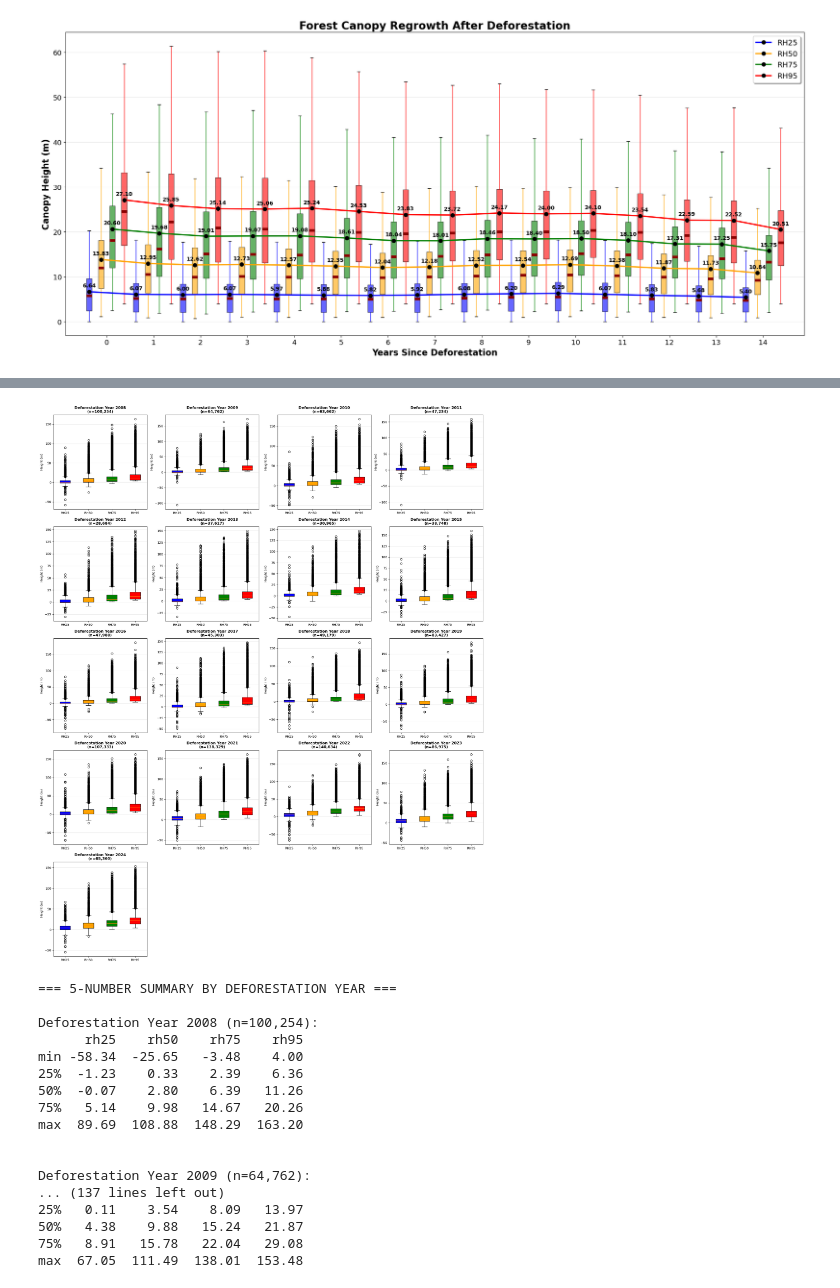
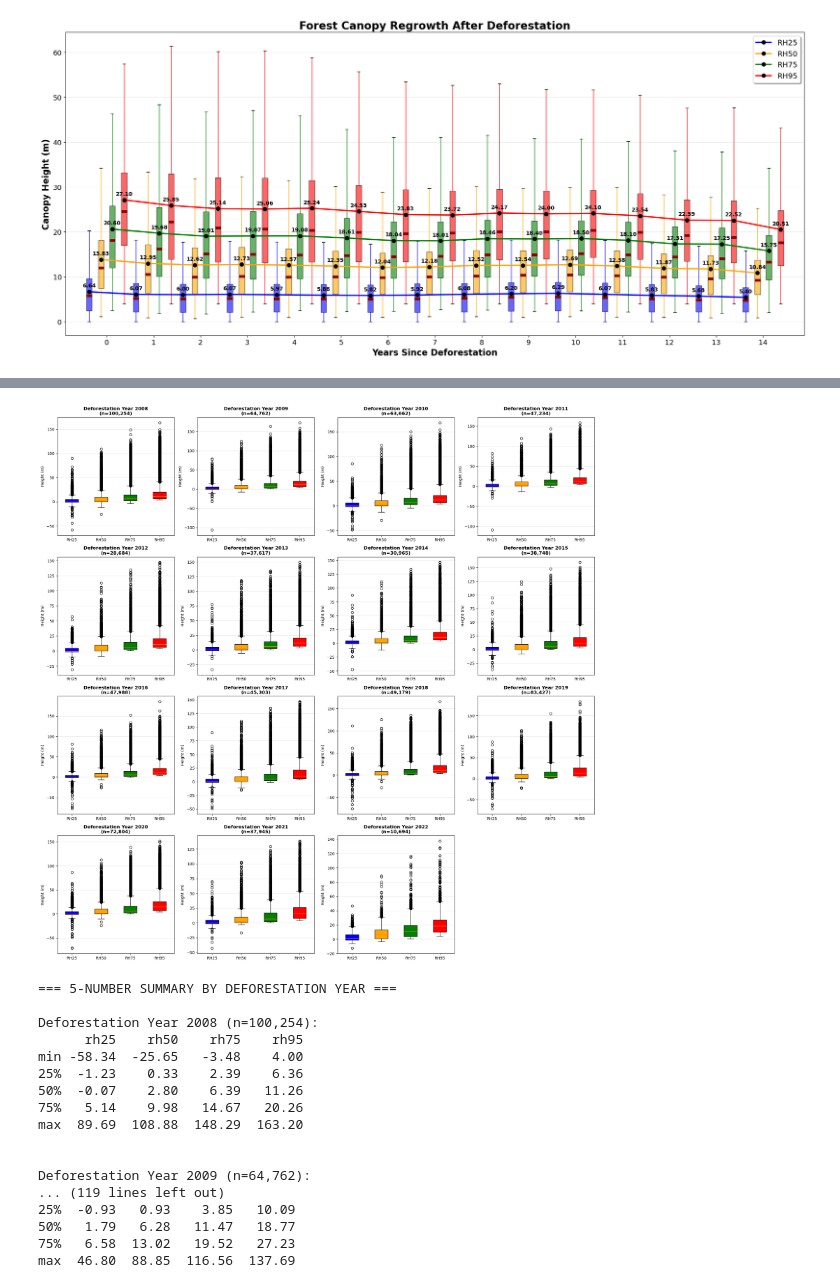
Before and after one commit to NaiaraSPinto/VegMapper, a Jupyter notebook: histogram_creation/new_hist_creation.ipynb, the cells around one changed output, grey strips where cells are left out. Drawn from its saved outputs; the diff is of its cells as text; code cells hidden in the pictures.

```diff
--- a/histogram_creation/new_hist_creation.ipynb
+++ b/histogram_creation/new_hist_creation.ipynb
@@ -255,8 +288,4 @@ max   -0.03  102.77  121.67  142.02
 # %%
-
-deforestation_data = df[df['land_class'].str.startswith('deforestation_', na=False)]
-deforestation_years = deforestation_data['land_class'].str.replace('deforestation_', '').astype(int)
-
 plt.hist(deforestation_years, bins=range(2007, 2026), edgecolor='black', alpha=0.7)
 plt.xlabel('Deforestation Year')
 plt.ylabel('Number of GEDI Observations')
@@ -297,14 +304,13 @@ Total rows after removing negative RH values:  364146
 # %%
 # Show all charts combined with boxplots side by side
 fig, ax = plt.subplots(figsize=(20, 9))
-years_list = sorted(deforestation_df['years_since_deforestation'].unique())
-
+years_list = sorted(pos_rh_deforestation_data['years_since_deforestation'].unique())
 
 width = 0.15
 offsets = [-2.5*width, -0.8*width, 0.8*width, 2.5*width]
 
 for i, (metric, color, label, offset) in enumerate(zip(metrics, colors, ['RH25', 'RH50', 'RH75', 'RH95'], offsets)):
-    data_by_year = [deforestation_df[deforestation_df['years_since_deforestation'] == year][metric].dropna()
+    data_by_year = [pos_rh_deforestation_data[pos_rh_deforestation_data['years_since_deforestation'] == year][metric].dropna()
                     for year in years_list]
 
     # Position boxplots with offset
@@ -318,7 +324,7 @@ for i, (metric, color, label, offset) in enumerate(zip(metrics, colors, ['RH25',
                     showfliers=False)
 
     # Overlay line connecting means
-    means = regrowth_stats[metric]['mean']
+    means = regrowth_stats[metric]
     ax.plot(positions, means, marker='o', color=color, markerfacecolor='black', markeredgecolor='black',
             linewidth=2.5, markersize=7, zorder=3, label=label)
 
@@ -342,11 +400,6 @@ plt.show()
 # %%
 # Bar charts for each deforestation year showing all 4 rh metrics
-
-deforestation_df = df[df['land_class'].str.startswith('deforestation_')].copy()
-deforestation_df['deforestation_year'] = deforestation_df['land_class'].str.replace('deforestation_','').astype(int)
-
-years = sorted(deforestation_df['deforestation_year'].unique())
-metrics = ['rh25', 'rh50', 'rh75', 'rh95']
+years = sorted(deforestation_data['deforestation_year'].unique())
 
 # rows/columns needed for subplots
 n_years = len(years)
@@ -360,14 +413,14 @@ for idx, year in enumerate(years):
     ax = axes[idx]
 
     # Get data for this year
-    year_data = deforestation_df[deforestation_df['deforestation_year'] == year]
+    year_data = deforestation_data[deforestation_data['deforestation_year'] == year]
 
     # Calc mean heights for each rh value
     mean_heights = [year_data[metric].mean() for metric in metrics]
 
     # Create bar chart
     bars = ax.bar(['RH25', 'RH50', 'RH75', 'RH95'], mean_heights,
-                   color=['blue', 'orange', 'green', 'red'])
+                   color=colors)
 
     ax.set_ylabel('Mean Height (m)')
     ax.set_title(f'Deforestation Year {year} \n (n={len(year_data)})', fontweight='bold')
@@ -389,11 +442,6 @@ plt.show()
 # %%
 # Boxplots for each deforestation year showing all 4 rh metrics
-
-deforestation_df = df[df['land_class'].str.startswith('deforestation_')].copy()
-deforestation_df['deforestation_year'] = deforestation_df['land_class'].str.replace('deforestation_','').astype(int)
-
-years = sorted(deforestation_df['deforestation_year'].unique())
-metrics = ['rh25', 'rh50', 'rh75', 'rh95']
+years = sorted(deforestation_data['deforestation_year'].unique())
 
 # rows/columns needed for subplots
 n_years = len(years)
@@ -406,38 +454,36 @@ axes = axes.flatten()  # Flatten to 1D array
 for idx, year in enumerate(years):
     ax = axes[idx]
 
     # Get data for this year
-    year_data = deforestation_df[deforestation_df['deforestation_year'] == year]
-
+    year_data = deforestation_data[deforestation_data['deforestation_year'] == year]
     data_by_metric = [year_data[metric] for metric in metrics]
 
     # create boxplot
     bp = ax.boxplot(data_by_metric, tick_labels=['RH25', 'RH50', 'RH75', 'RH95'], patch_artist=True)
 
     # color boxes
-    colors = ['blue', 'orange', 'green', 'red']
     for box, color in zip(bp['boxes'], colors):
         box.set_facecolor(color)
 
     ax.set_ylabel('Height (m)')
     ax.set_title(f'Deforestation Year {year}\n(n={len(year_data):,})', fontweight='bold')
     ax.grid(axis='y', alpha=0.3)
 
 # remove unused plots
 for j in range(len(years), n_cols*n_rows):
     axes[j].axis("off")
 
 plt.tight_layout()
 plt.show()
 
 print("\n=== 5-NUMBER SUMMARY BY DEFORESTATION YEAR ===\n")
 for year in years:
-    year_data = deforestation_df[deforestation_df['deforestation_year'] == year]
+    year_data = deforestation_data[deforestation_data['deforestation_year'] == year]
     print(f"Deforestation Year {year} (n={len(year_data):,}):")
     summary = year_data[metrics].describe().loc[['min', '25%', '50%', '75%', 'max']]
     print(summary.round(2), '\n\n')
 # %% [output]
-[figure, old version]
+[figure, new version]
 === 5-NUMBER SUMMARY BY DEFORESTATION YEAR ===
 
 Deforestation Year 2008 (n=100,254):
@@ -450,8 +496,8 @@ max  89.69  108.88  148.29  163.20
 
 
 Deforestation Year 2009 (n=64,762):
-... (137 lines left out)
-25%   0.11    3.54    8.09   13.97
-50%   4.38    9.88   15.24   21.87
-75%   8.91   15.78   22.04   29.08
-max  67.05  111.49  138.01  153.48
+... (119 lines left out)
+25%  -0.93   0.93    3.85   10.09
+50%   1.79   6.28   11.47   18.77
+75%   6.58  13.02   19.52   27.23
+max  46.80  88.85  116.56  137.69
```
Also changed, not shown: parts of 10 cells of this notebook.
